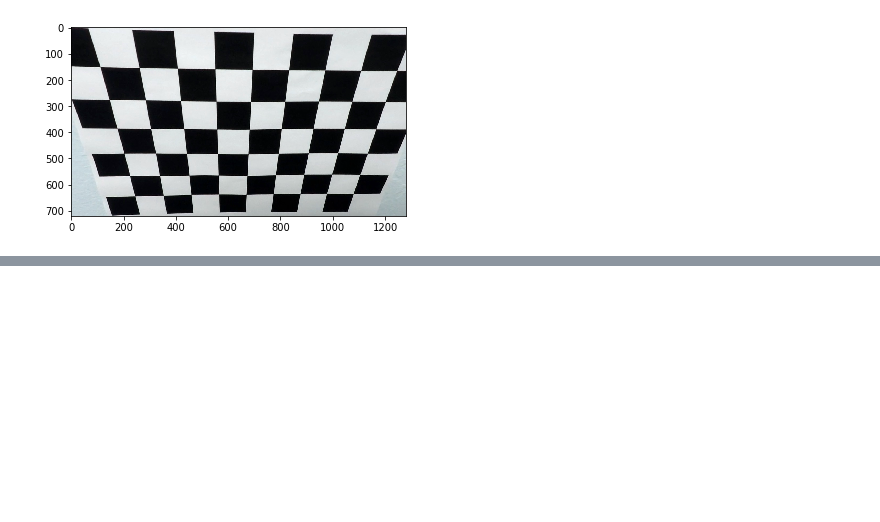
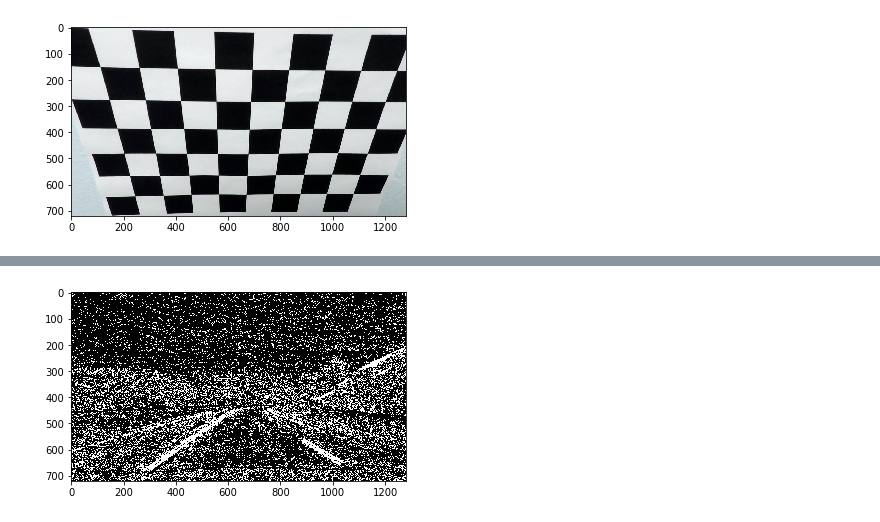
Before and after one commit to gaber-/CarND-Advanced-Lane-Lines, a Jupyter notebook: advanced-lane-lines.ipynb, the cells around one changed output, grey strips where cells are left out. Saved outputs shown, nothing was run; the diff lists cells and outputs as text; code cells hidden in the pictures; blank space fills up the shorter version.

```diff
--- a/advanced-lane-lines.ipynb
+++ b/advanced-lane-lines.ipynb
@@ -98,0 +168,18 @@ plt.show()
+# %%
+#sobel gradient direction
+
+def sobel_dir(sobelx, sobely):
+    sobelx=np.uint32(sobelx)
+    sobely=np.uint32(sobely)
+    return np.arctan2(sobely, sobelx)
+
+sobelx=np.absolute(sobel(gray, 1, 0, kernel=15))
+sobely=np.absolute(sobel(gray, 0, 1, kernel=15))
+
+sobel_grad=sobel_dir(sobelx,sobely)
+sobelgrad_bin=threshold(sobel_grad, 0.7, 1.3)
+
+plt.imshow(sobelgrad_bin, cmap='gray')
+plt.show()
+# %% [output]
+[figure, added]
```
Also changed, not shown: parts of 7 cells of this notebook, 2 other files.
